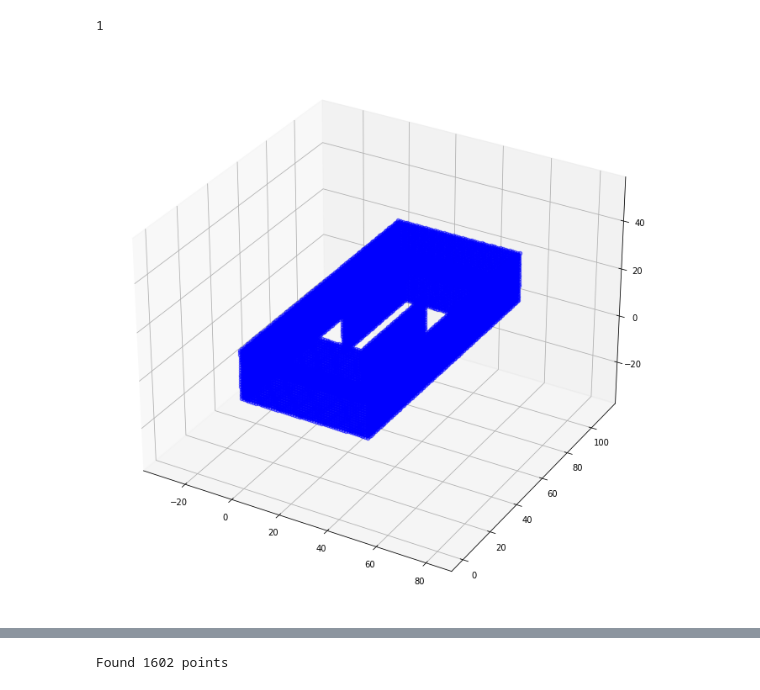
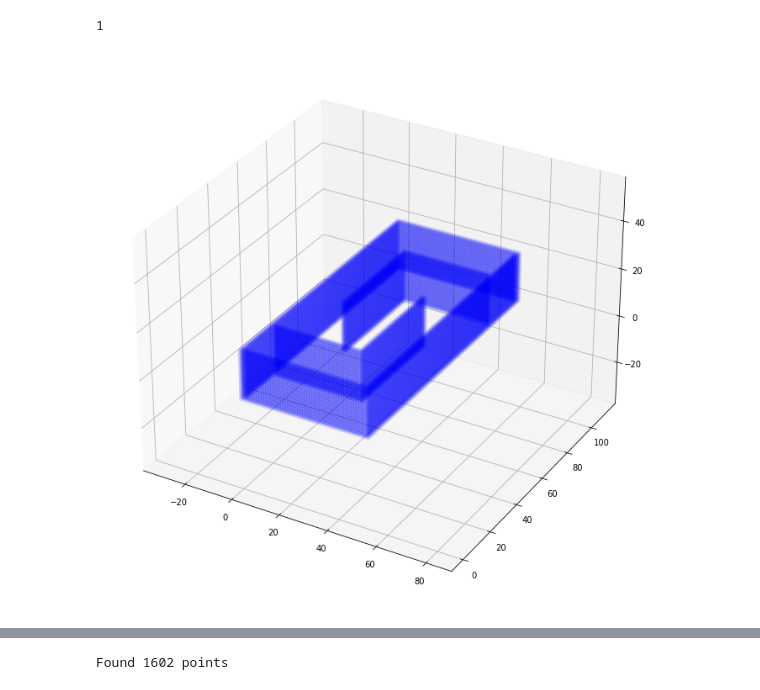
Before and after one commit to KierandeKlerk/PDM_group35, a Jupyter notebook: PDM_project/RRT/main.ipynb, the cells around one changed output, grey strips where cells are left out. Saved outputs shown, nothing was run; the diff lists cells and outputs as text; code cells hidden in the pictures.

```diff
--- a/PDM_project/RRT/main.ipynb
+++ b/PDM_project/RRT/main.ipynb
@@ -59,18 +111,19 @@ print(grid[-1,-1,-1])
 # %% [output]
 1
 # %%
-# Testing occupancy map
-fig = plt.figure(figsize=(12, 12))
-ax = fig.add_subplot(projection='3d')
+# # Testing occupancy map
+# fig = plt.figure(figsize=(12, 12))
+# ax = fig.add_subplot(projection='3d')
 
-for x in range(grid.shape[0]):
-    for y in range(grid.shape[1]):
-        for z in range(grid.shape[2]):
-            if grid[x, y, z] == 1:
-                ax.scatter(x, y, z, c='b', alpha =0.5)
-ax.set_aspect('equal')
-plt.show()
+# for x in range(grid.shape[0]):
+#     for y in range(grid.shape[1]):
+#         for z in range(grid.shape[2]):
+#             if grid[x, y, z] == 1:
+#                 ax.scatter(x, y, z, c='b', alpha =0.5)
+# ax.set_aspect('equal')
+# plt.show()
+plotgrid3D(grid)
 # %% [output]
-[figure, old version]
+[figure, new version]
 # %%
 grid2D = grid[: , : , 0]
```
Also changed, not shown: parts of 7 cells of this notebook.
